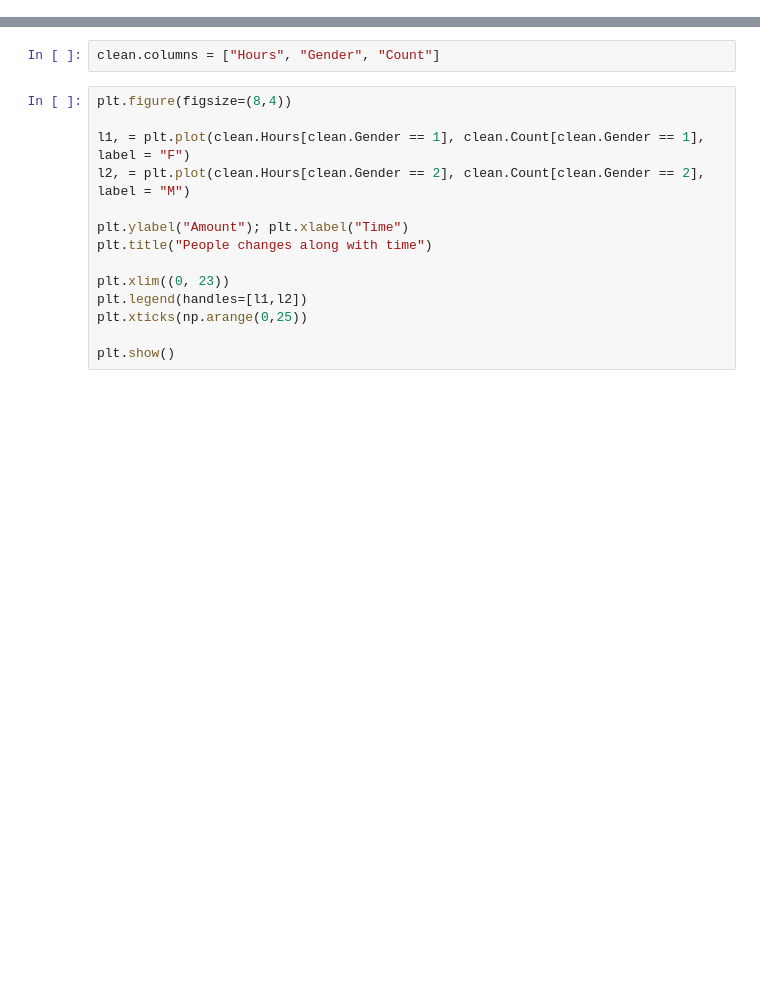
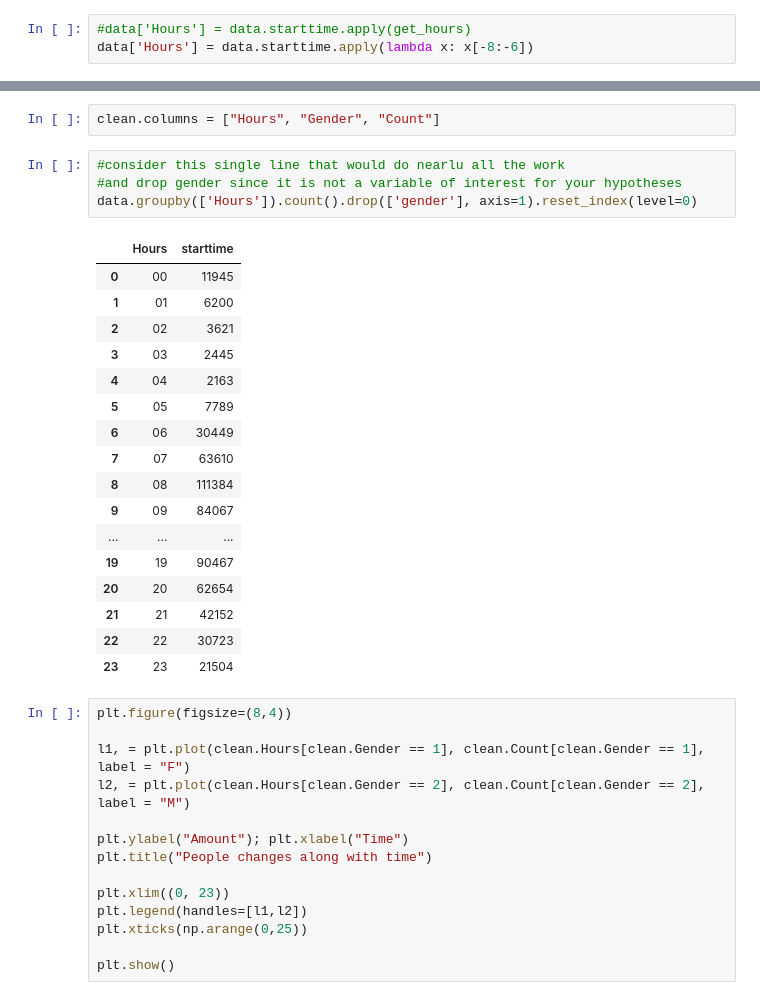
Before and after one commit to xd515/PUI2016_xd515, a Jupyter notebook: HW3_xd515/Assignment 2.ipynb, the cells around one changed output, grey strips where cells are left out. Drawn from its saved outputs; the diff is of its cells as text; blank space fills up the shorter version.

```diff
--- a/HW3_xd515/Assignment 2.ipynb
+++ b/HW3_xd515/Assignment 2.ipynb
@@ -86,0 +87,3 @@ See the caveats in the documentation: http://pandas.pydata.org/pandas-docs/stabl
+# %%
+#data['Hours'] = data.starttime.apply(get_hours)
+data['Hours'] = data.starttime.apply(lambda x: x[-8:-6])
@@ -92,6 +101,28 @@ clean.reset_index(level=0,inplace=True)
 clean.reset_index(level=0,inplace=True)
 # %%
 clean.columns = ["Hours", "Gender", "Count"]
+# %%
+#consider this single line that would do nearlu all the work
+#and drop gender since it is not a variable of interest for your hypotheses
+data.groupby(['Hours']).count().drop(['gender'], axis=1).reset_index(level=0)
+# %% [output]
+|  | Hours | starttime |
+| 0 | 00 | 11945 |
+| 1 | 01 | 6200 |
+| 2 | 02 | 3621 |
+| 3 | 03 | 2445 |
+| 4 | 04 | 2163 |
+| 5 | 05 | 7789 |
+| 6 | 06 | 30449 |
+| 7 | 07 | 63610 |
+| 8 | 08 | 111384 |
+| 9 | 09 | 84067 |
+| ... | ... | ... |
+| 19 | 19 | 90467 |
+| 20 | 20 | 62654 |
+| 21 | 21 | 42152 |
+| 22 | 22 | 30723 |
+| 23 | 23 | 21504 |
 # %%
 plt.figure(figsize=(8,4))
 
```
Also changed, not shown: parts of 9 cells of this notebook.
